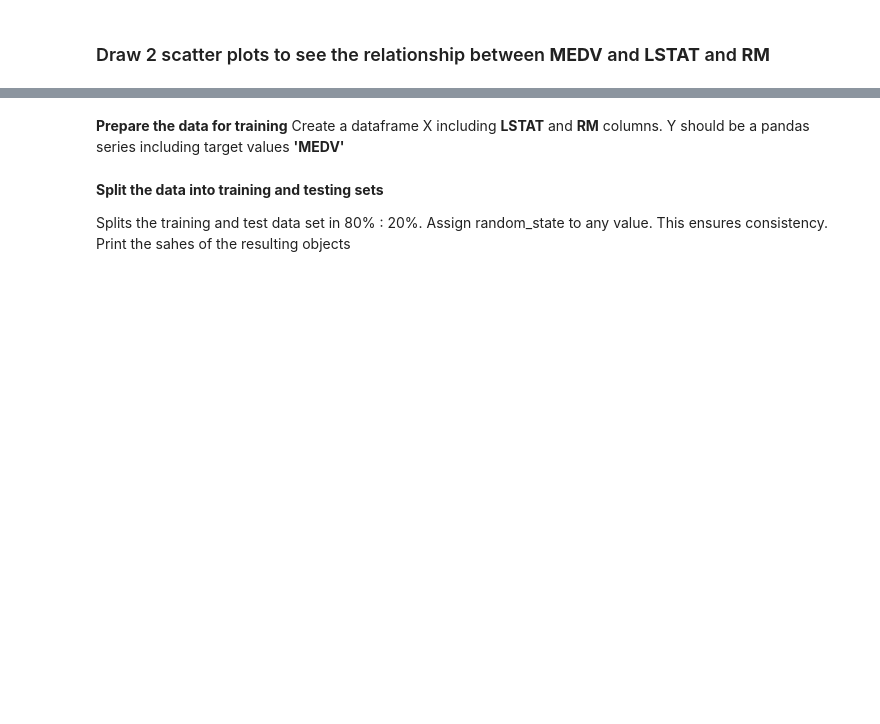
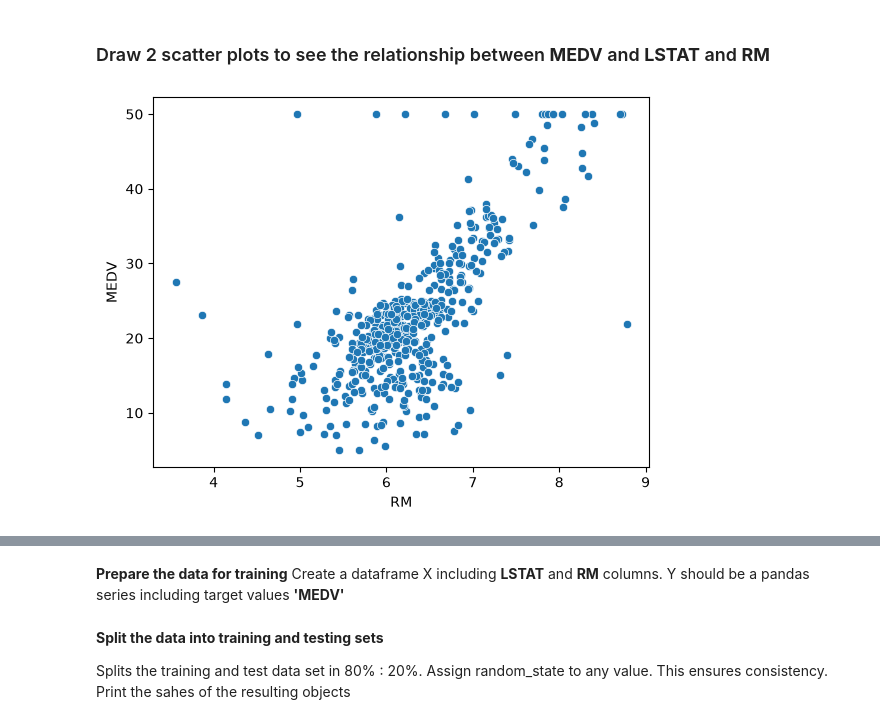
Before and after one commit to GeraFabiKu/2026-10-BILBAO-FT-Data-Science, a Jupyter notebook: 3-Machine_Learning/1-Supervisado/1-Regression/2-Polynomial_Regression/ejercicios/3 Polynomial_Regression.ipynb, the cells around one changed output, grey strips where cells are left out. Cells and saved outputs as stored; diff of their text form; code cells hidden in the pictures; blank space fills up the shorter version.

```diff
--- a/3-Machine_Learning/1-Supervisado/1-Regression/2-Polynomial_Regression/ejercicios/3 Polynomial_Regression.ipynb
+++ b/3-Machine_Learning/1-Supervisado/1-Regression/2-Polynomial_Regression/ejercicios/3 Polynomial_Regression.ipynb
@@ -53,2 +108,6 @@ Analyze the correlation matrix. Plot a heatmap
 # %% [markdown]
 ### Draw 2 scatter plots to see the relationship between **MEDV** and **LSTAT** and **RM**
+# %%
+sns.scatterplot(x=df['RM'], y=df['MEDV']);
+# %% [output]
+[figure, added]
```
Also changed, not shown: parts of 30 cells of this notebook, 18 other files.
